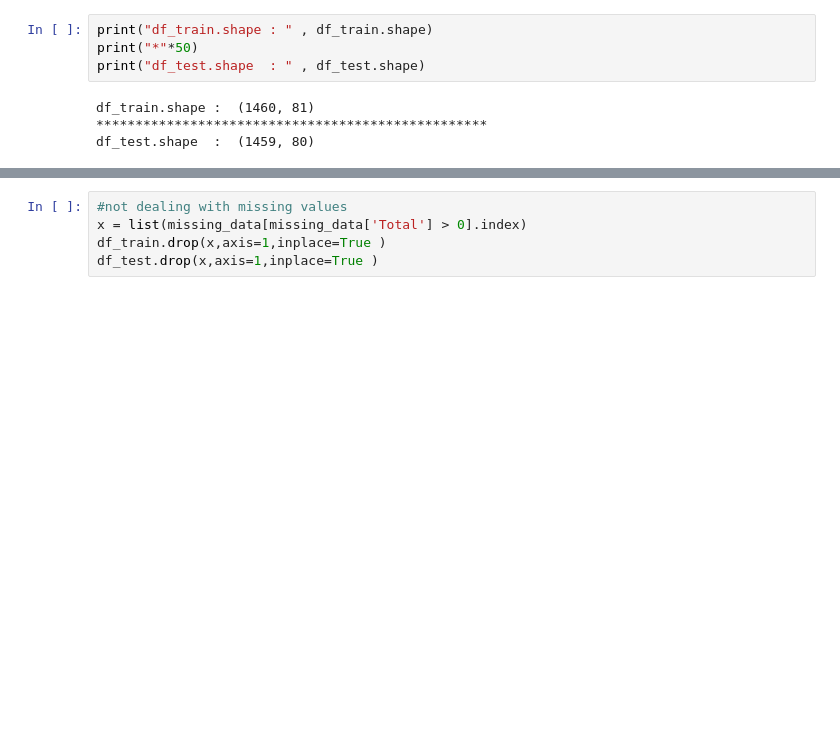
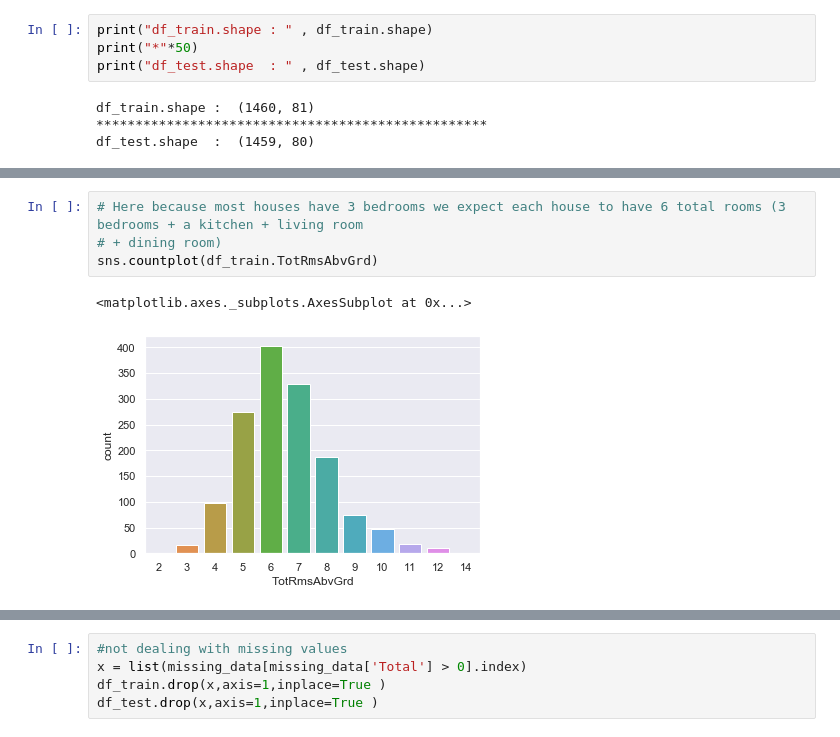
Before and after one commit to MiaLPrice/IntroMLProject, a Jupyter notebook: MLProject.ipynb, the cells around one changed output, grey strips where cells are left out. Saved outputs shown, nothing was run; the diff lists cells and outputs as text; blank space fills up the shorter version.

```diff
--- a/MLProject.ipynb
+++ b/MLProject.ipynb
@@ -43,0 +92,7 @@ memory usage: 924.0+ KB
+# %%
+# Here because most houses have 3 bedrooms we expect each house to have 6 total rooms (3 bedrooms + a kitchen + living room
+# + dining room)
+sns.countplot(df_train.TotRmsAbvGrd)
+# %% [output]
+<matplotlib.axes._subplots.AxesSubplot at 0x...>
+[figure, added]
```
Also changed, not shown: parts of 26 cells of this notebook, 2 other files.
